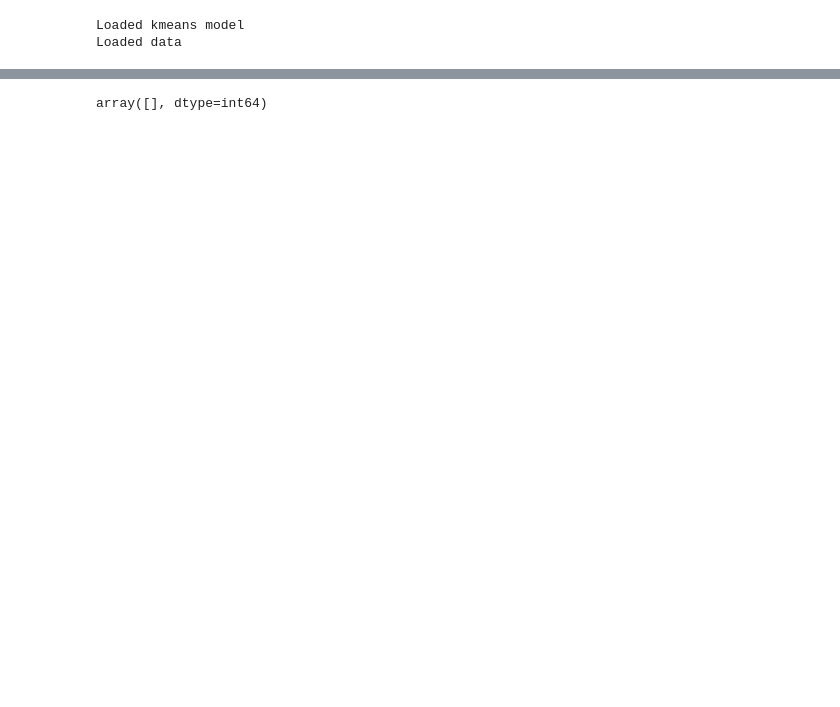
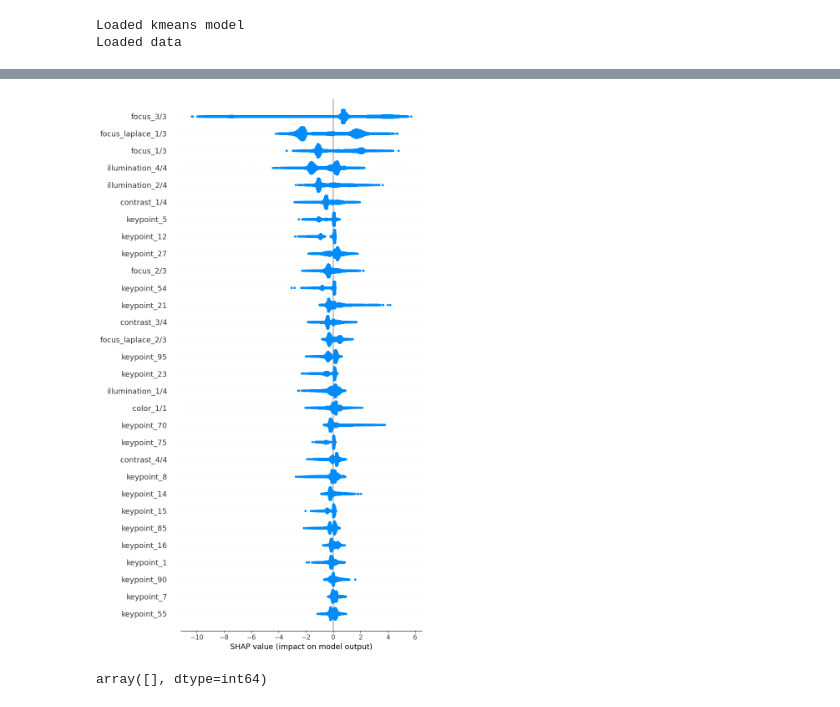
Before and after one commit to andruum/EyeQuality, a Jupyter notebook: nbs/train.ipynb, the cells around one changed output, grey strips where cells are left out. Cells and saved outputs as stored; diff of their text form; code cells hidden in the pictures; blank space fills up the shorter version.

```diff
--- a/nbs/train.ipynb
+++ b/nbs/train.ipynb
@@ -87,3 +115,7 @@ accuracy_score(y_test_new, y_pred_test)
+# %%
+shap.summary_plot(shap_values, x_train, max_display=30)
+# %% [output]
+[figure, added]
 # %%
 import numpy as np
 # %%
```
Also changed, not shown: parts of 18 cells of this notebook, 5 other files.
